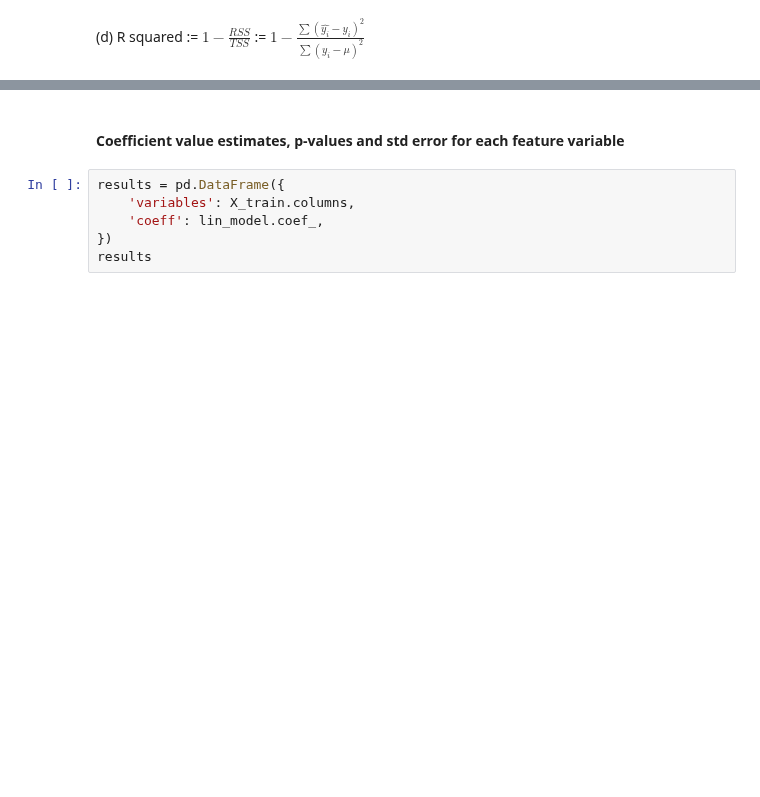
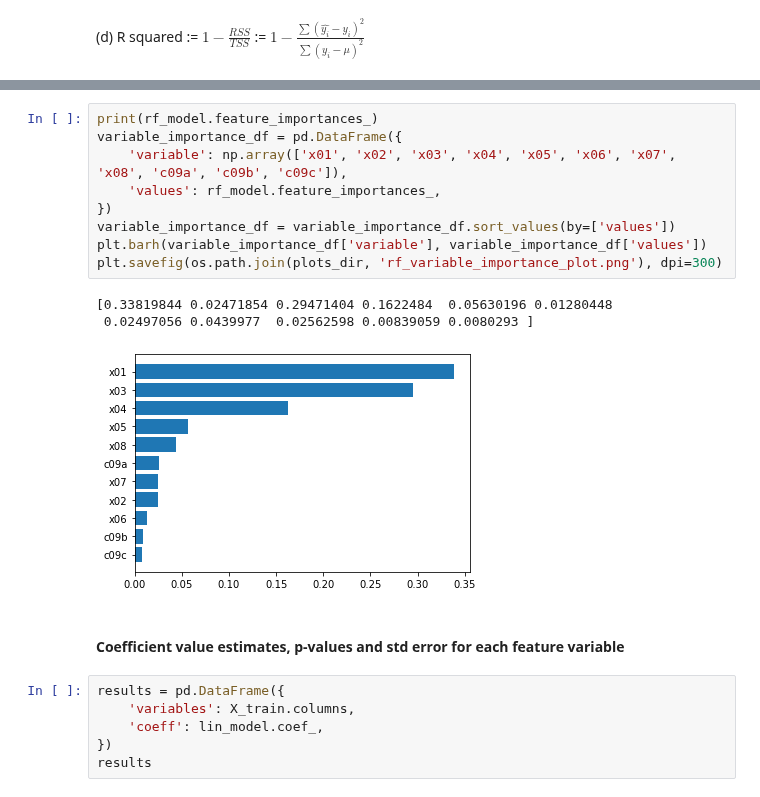
Before and after one commit to 2elle2/rmi-project, a Jupyter notebook: model/05_model_evaluation.ipynb, the cells around one changed output, grey strips where cells are left out. Cells and saved outputs as stored; diff of their text form; blank space fills up the shorter version.

Commit message:
Included variable importance in fit statistics

```diff
--- a/model/05_model_evaluation.ipynb
+++ b/model/05_model_evaluation.ipynb
@@ -143,3 +134,16 @@ R^2 of Random Forest: 0.0217869012495302
+# %%
+print(rf_model.feature_importances_)
+variable_importance_df = pd.DataFrame({
+    'variable': np.array(['x01', 'x02', 'x03', 'x04', 'x05', 'x06', 'x07', 'x08', 'c09a', 'c09b', 'c09c']),
+    'values': rf_model.feature_importances_,
+})
+variable_importance_df = variable_importance_df.sort_values(by=['values'])
+plt.barh(variable_importance_df['variable'], variable_importance_df['values'])
+plt.savefig(os.path.join(plots_dir, 'rf_variable_importance_plot.png'), dpi=300)
+# %% [output]
+[0.33819844 0.02471854 0.29471404 0.1622484  0.05630196 0.01280448
+ 0.02497056 0.0439977  0.02562598 0.00839059 0.0080293 ]
+[figure, added]
 # %% [markdown]
 #### Coefficient value estimates, p-values and std error for each feature variable
 # %%
```
Also changed, not shown: parts of 8 cells of this notebook, 14 other files.
